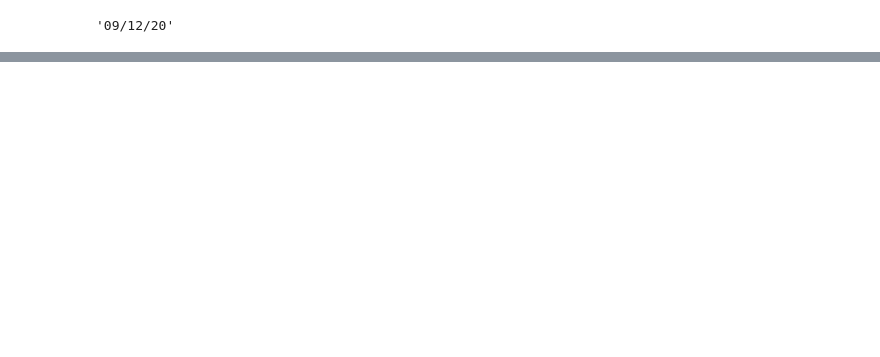
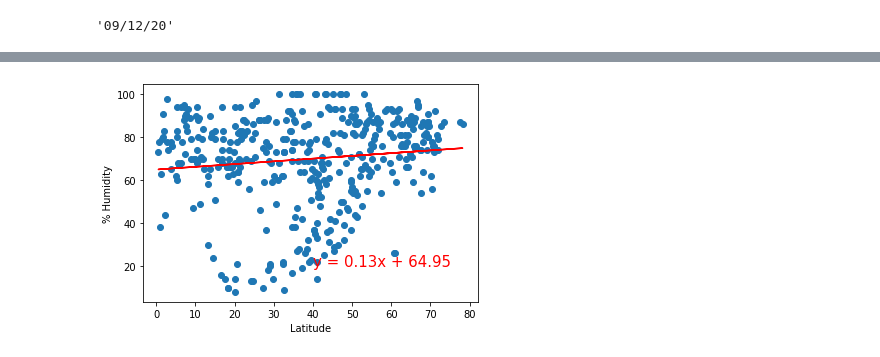
Before and after one commit to ahnbr/World_Weather_Analysis, a Jupyter notebook: WeatherPy.ipynb, the cells around one changed output, grey strips where cells are left out. Cells and saved outputs as stored; diff of their text form; code cells hidden in the pictures; blank space fills up the shorter version.

```diff
--- a/WeatherPy.ipynb
+++ b/WeatherPy.ipynb
@@ -275,0 +368,11 @@ plt.show()
+# %%
+# Linear Regression on the Percent Humidity for Northern Hemisphere
+x_values = northern_hemi_df["Lat"]
+y_values = northern_hemi_df["Humidity"]
+# Call the function.
+plot_linear_regression(x_values,
+                       y_values,
+                       "Linear Regression on the Northern Hemisphere \n for % Humidity",
+                       "% Humidity",(40,20))
+# %% [output]
+[figure, added]
```
Also changed, not shown: parts of 23 cells of this notebook.
